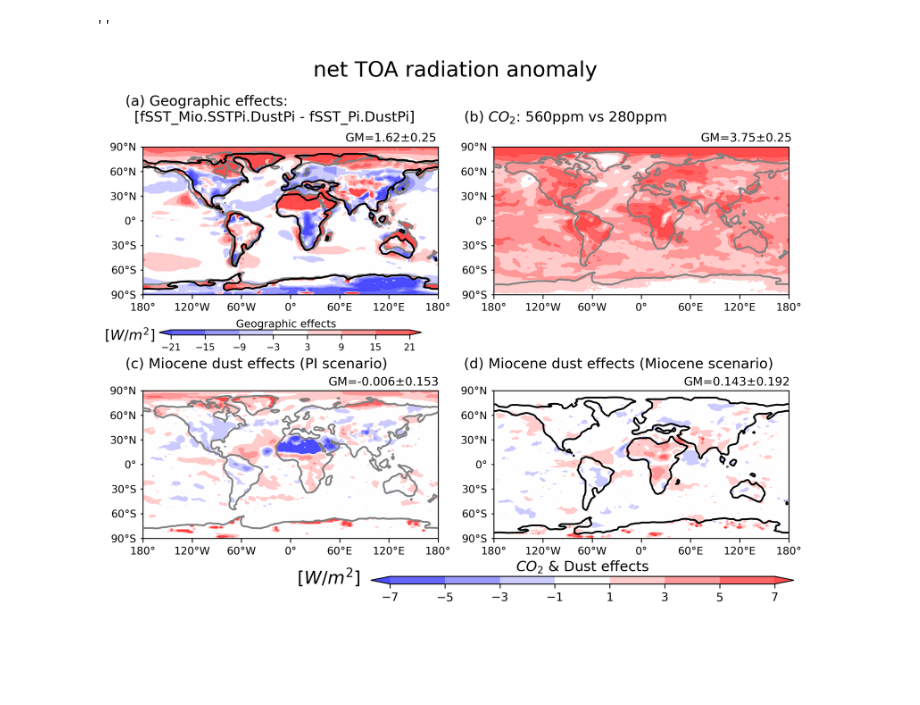
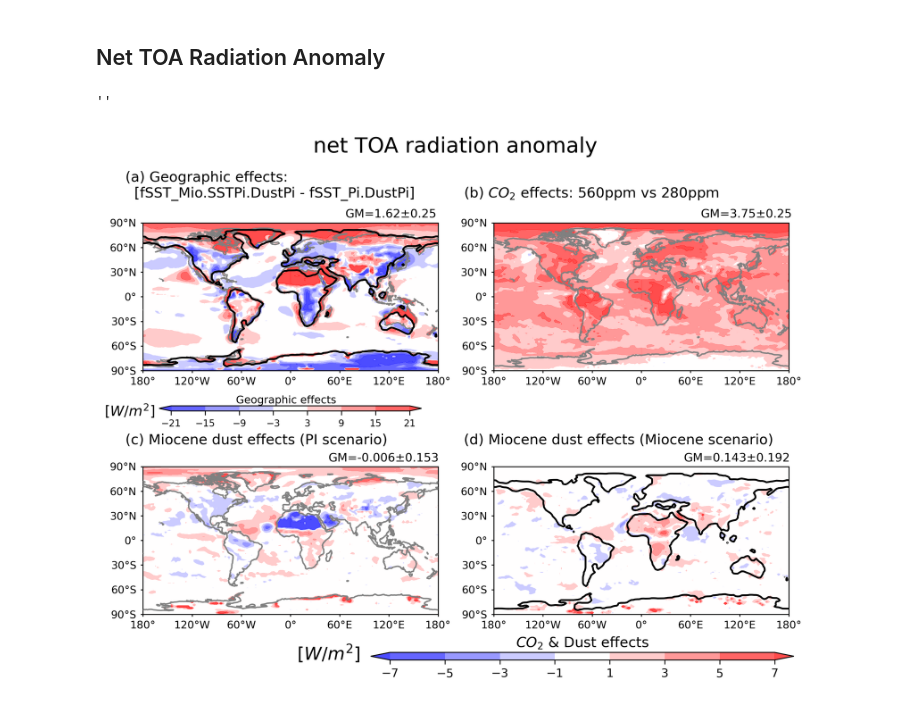
Before and after one commit to ChenPoJu/Miocene-Dust, a Jupyter notebook: Fig7_TOA_Extra_Exp/Fig7_AnoTOA_Comparison.ipynb, the cells around one changed output. Cells and saved outputs as stored; diff of their text form; code cells hidden in the pictures; blank space fills up the shorter version.

```diff
--- a/Fig7_TOA_Extra_Exp/Fig7_AnoTOA_Comparison.ipynb
+++ b/Fig7_TOA_Extra_Exp/Fig7_AnoTOA_Comparison.ipynb
@@ -31,6 +31,8 @@ mask_Pi, lons = add_cyclic_point(mask, coord=ds_mask['lon'])
 lat = ds_mask['lat']
 lon = ds_mask['lon']
 weights = np.cos(np.deg2rad(lat))
+# %% [markdown]
+## Net TOA Radiation Anomaly
 # %%
 # --- read data ---
 ds = xr.open_dataset('./Fig7_AnoTOA_Comparison.nc')
@@ -92,8 +94,8 @@ for i,m in enumerate(pattern_Diff['var']):
     if i==0:
         cs1=axs[i].contourf(lons,lat,data[i,:,:], levels = np.linspace(-21, 21, 8),
                     transform = ccrs.PlateCarree(), cmap='bwr', alpha=0.7, extend='both')
-        axs[i].contour(lons, lat, mask_Pi, [0.4,1.6],
-                       transform = ccrs.PlateCarree(), colors='grey', linewidths=1.5, zorder=3)
+        # Add coastines in Pre-industrial Scenario
+        axs[i].coastlines(color='grey', zorder=3)
         # Add coastines in Miocene Scenario
         axs[i].contour(lons, lat, mask_Mio, [0.5,1.5],
                        transform = ccrs.PlateCarree(), colors='k', linewidths=1.5, zorder=4)
@@ -106,14 +108,14 @@ for i,m in enumerate(pattern_Diff['var']):
     else:
         cs2=axs[i].contourf(lons,lat,data[i,:,:], levels = np.linspace(-7, 7, 8),
                             transform = ccrs.PlateCarree(), cmap='bwr', alpha=0.7, extend='both')
-        axs[i].contour(lons, lat, mask_Pi, [0.4,1.6],
-                       transform = ccrs.PlateCarree(), colors='grey', linewidths=1.5, zorder=3)
+        axs[i].coastlines(color='grey', linewidths=1.2, zorder=3)
+
 
     # Longitude labels
     axs[i].set_xticks(np.arange(-180,181,60), crs=ccrs.PlateCarree())
     lon_formatter = cticker.LongitudeFormatter()
     axs[i].xaxis.set_major_formatter(lon_formatter)  # set the format of xticks_label
-    axs[i].tick_params(axis='y', size=2)             # set xtick parameters
+    axs[i].tick_params(axis='x', size=2)             # set xtick parameters
     for xlabel in axs[i].get_xticklabels():          # set xticks_label
         xlabel.set_fontsize(9)
 
@@ -126,46 +128,41 @@ for i,m in enumerate(pattern_Diff['var']):
         ylabel.set_fontsize(9)
 
 
-    # Title each subplot with the name of the month
-    # axs[i].set_title(title[i])
-
-    # Add gridlines
-    # axs[i].gridlines(colors='white', linewidths=0.2, zorder=2)
-
 # -----------------------------------------------------------------------
 # Add colorbar for Geo-Effects
 cax1 = fig.add_axes([0.15, 0.51, 0.31, 0.01])    # set the [x0, y0, width, height] of the colorbar
 CB1  = plt.colorbar(cs1, cax=cax1, orientation='horizontal')
 CB1.ax.tick_params(labelsize=8)
+
 # Add colorbar for 2xCO2-Effects & Miocene Dust Effects
 cax2 = fig.add_axes([0.4, 0.02, 0.5, 0.015])    # set the [x0, y0, width, height] of the colorbar
 CB2  = plt.colorbar(cs2, cax=cax2, orientation='horizontal')
 CB2.ax.tick_params(labelsize=10)
 
-# Add colobar's title
+
 GM_PiDust = 'GM='+str('{:03.2f}'.format(net_PiDust_GeoDiff_mean.values))+'±'+str('{:03.2f}'.format(net_PiDust_GeoDiff_std.values))
 GM_CO2 = 'GM='+str('{:03.2f}'.format(net_CO2_Diff_mean.values))+'±'+str('{:03.2f}'.format(net_CO2_Diff_std.values))
 GM_PP = 'GM='+str('{:03.3f}'.format(net_PP_Diff_mean.values))+'±'+str('{:03.3f}'.format(net_PP_Diff_std.values))
 GM_MM = 'GM='+str('{:03.3f}'.format(net_MM_Diff_mean.values))+'±'+str('{:03.3f}'.format(net_MM_Diff_std.values))
 
 plt.figtext(0.3,0.525,'Geographic effects',ha='center',fontsize=9)
 plt.figtext(0.115,0.5,'[$W/m^2$]',ha='center',fontsize=12)
 plt.figtext(0.65,0.045,'$CO_2$ & Dust effects',ha='center',fontsize=12)
 plt.figtext(0.35,0.02,'[$W/m^2$]',ha='center',fontsize=15)
 plt.figtext(0.11,0.93,'(a) Geographic effects:\n  [fSST_Mio.SSTPi.DustPi - fSST_Pi.DustPi]',fontsize=12)
 plt.figtext(0.37,0.89,GM_PiDust,fontsize=10)
-plt.figtext(0.51,0.93,'(b) $CO_2$: 560ppm vs 280ppm',fontsize=12)
+plt.figtext(0.51,0.93,'(b) $CO_2$ effects: 560ppm vs 280ppm',fontsize=12)
 plt.figtext(0.79,0.89,GM_CO2,fontsize=10)
 plt.figtext(0.11,0.445,'(c) Miocene dust effects (PI scenario)',fontsize=12)
 plt.figtext(0.35,0.41,GM_PP,fontsize=10)
 plt.figtext(0.51,0.445,'(d) Miocene dust effects (Miocene scenario)',fontsize=12)
 plt.figtext(0.77,0.41,GM_MM,fontsize=10)
 
 
 # Add title
 plt.suptitle('net TOA radiation anomaly', y=1.05, fontsize=18)
 # fig.savefig('plot_TS.png')
 ;
 # %% [output]
 ''
-[figure, old version]
+[figure, new version]
```
